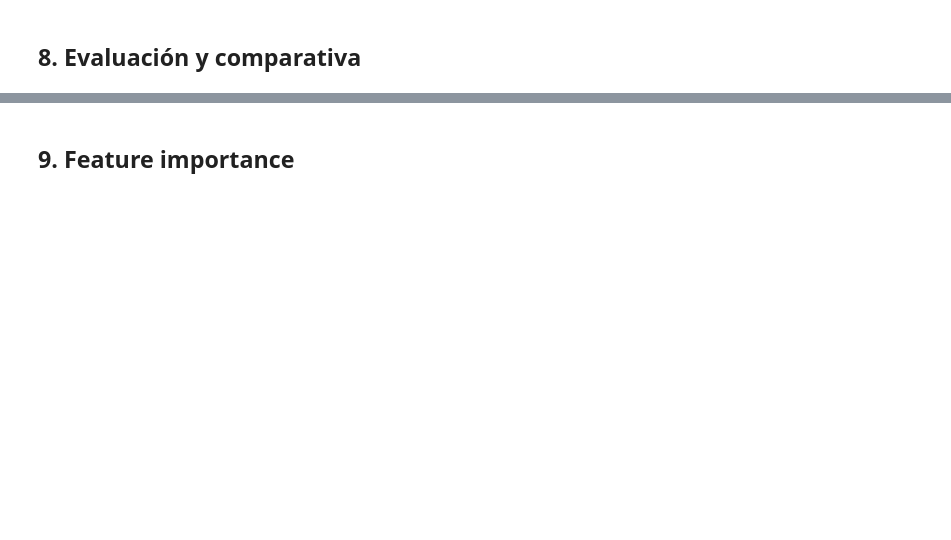
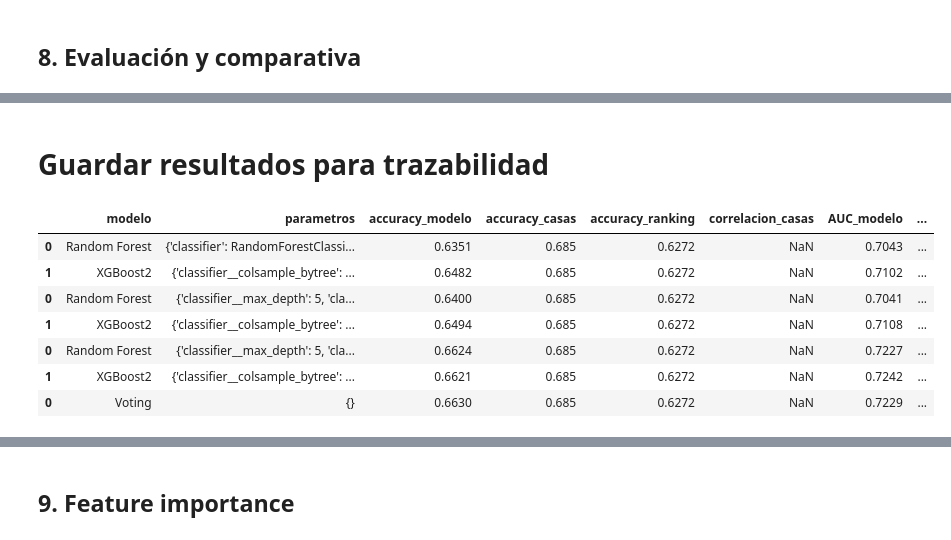
Before and after one commit to naiamerino/2026-02-BILBAO-FT-Data-Science, a Jupyter notebook: 3-Machine_Learning/ML_project/02_Modelo_ML.ipynb, the cells around one changed output, grey strips where cells are left out. Drawn from its saved outputs; the diff is of its cells as text; code cells hidden in the pictures; blank space fills up the shorter version.

```diff
--- a/3-Machine_Learning/ML_project/02_Modelo_ML.ipynb
+++ b/3-Machine_Learning/ML_project/02_Modelo_ML.ipynb
@@ -259,3 +317,5 @@ Acc baseline:  0.7570
+# %% [markdown]
+# Guardar resultados para trazabilidad
 # %%
 # Primeras features. Incluyendo todas
 #resultados.to_csv ('resultados_features_v1.csv', index=False)
@@ -267,0 +332,18 @@ resultados.to_csv ('resultados_features_v3.csv', index=False)
+# %%
+resultados1=pd.read_csv('resultados_features_v1.csv')
+resultados2=pd.read_csv('resultados_features_v2.csv')
+resultados3=pd.read_csv('resultados_features_v3.csv')
+resultados4=pd.read_csv('resultados_features_v4.csv')
+# %%
+todos = pd.concat([resultados1,resultados2,resultados3, resultados4])
+# %%
+todos
+# %% [output]
+|  | modelo | parametros | accuracy_modelo | accuracy_casas | accuracy_ranking | correlacion_casas | AUC_modelo | ... |
+| 0 | Random Forest | {'classifier': RandomForestClassi... | 0.6351 | 0.685 | 0.6272 | NaN | 0.7043 | ... |
+| 1 | XGBoost2 | {'classifier__colsample_bytree': ... | 0.6482 | 0.685 | 0.6272 | NaN | 0.7102 | ... |
+| 0 | Random Forest | {'classifier__max_depth': 5, 'cla... | 0.6400 | 0.685 | 0.6272 | NaN | 0.7041 | ... |
+| 1 | XGBoost2 | {'classifier__colsample_bytree': ... | 0.6494 | 0.685 | 0.6272 | NaN | 0.7108 | ... |
+| 0 | Random Forest | {'classifier__max_depth': 5, 'cla... | 0.6624 | 0.685 | 0.6272 | NaN | 0.7227 | ... |
+| 1 | XGBoost2 | {'classifier__colsample_bytree': ... | 0.6621 | 0.685 | 0.6272 | NaN | 0.7242 | ... |
+| 0 | Voting | {} | 0.6630 | 0.685 | 0.6272 | NaN | 0.7229 | ... |
```
Also changed, not shown: parts of 19 cells of this notebook, 26 other files.
